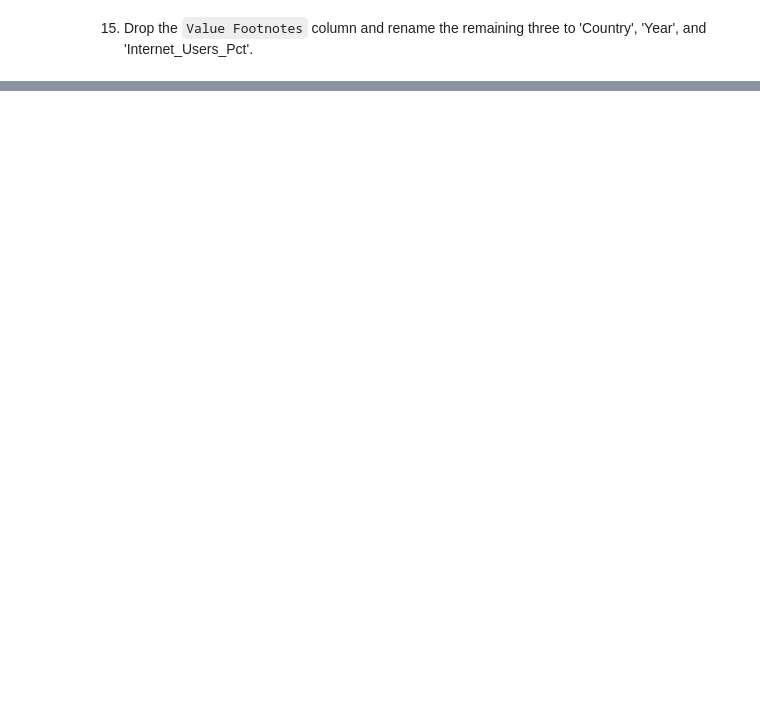
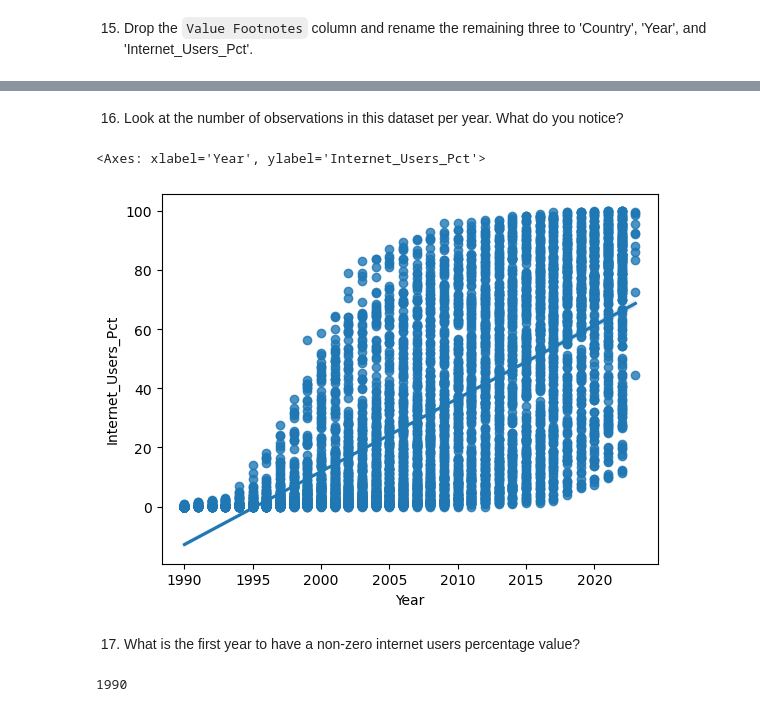
Before and after one commit to NSS-Data-Analytics-Cohort-14/gdp-and-internet-usage-bergen-christensen, a Jupyter notebook: notebooks/example.ipynb, the cells around one changed output, grey strips where cells are left out. Cells and saved outputs as stored; diff of their text form; code cells hidden in the pictures; blank space fills up the shorter version.

```diff
--- a/notebooks/example.ipynb
+++ b/notebooks/example.ipynb
@@ -323,0 +321,9 @@ print(internet_df)
+# %% [markdown]
+16. Look at the number of observations in this dataset per year. What do you notice?
+# %%
+sns.regplot(x='Year', y='Internet_Users_Pct', data=internet_df)
+# %% [output]
+<Axes: xlabel='Year', ylabel='Internet_Users_Pct'>
+[figure, added]
+# %% [markdown]
+17. What is the first year to have a non-zero internet users percentage value?
@@ -323,0 +332,4 @@ print(internet_df)
+# %%
+print(first_internet)
+# %% [output]
+1990
```
Also changed, not shown: parts of 6 cells of this notebook.
